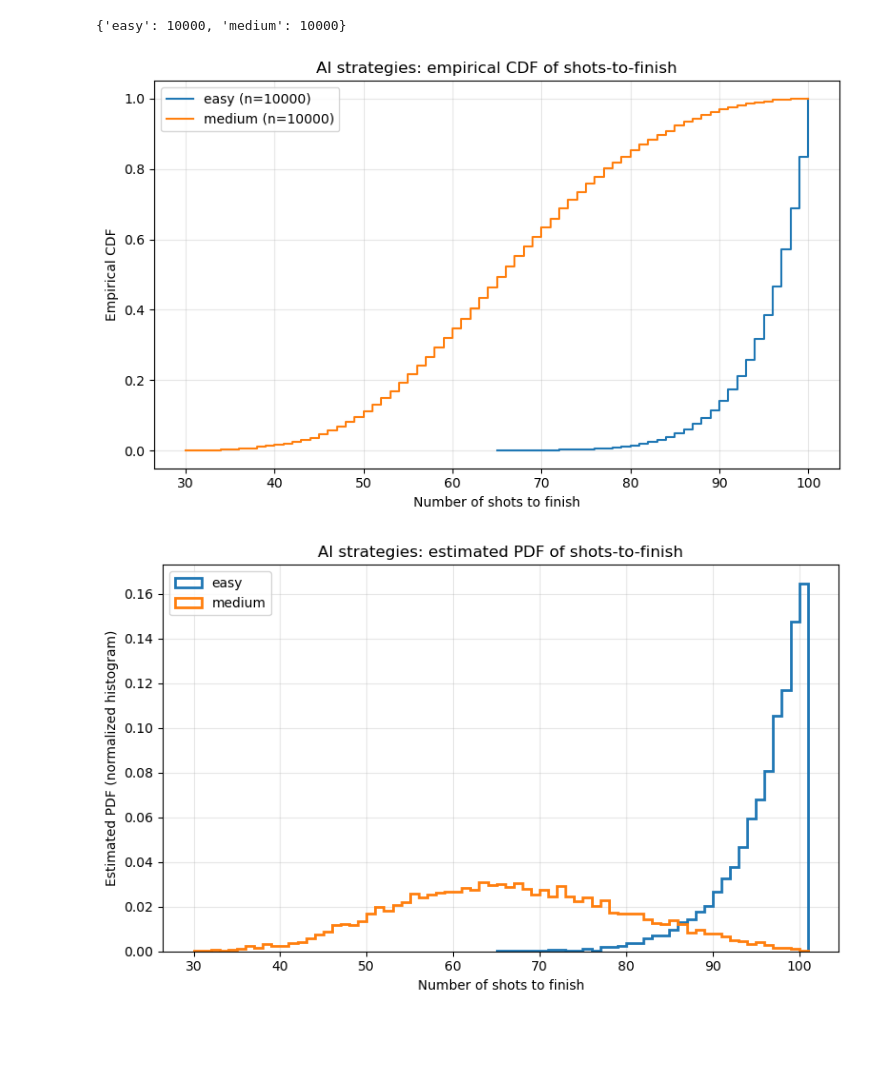
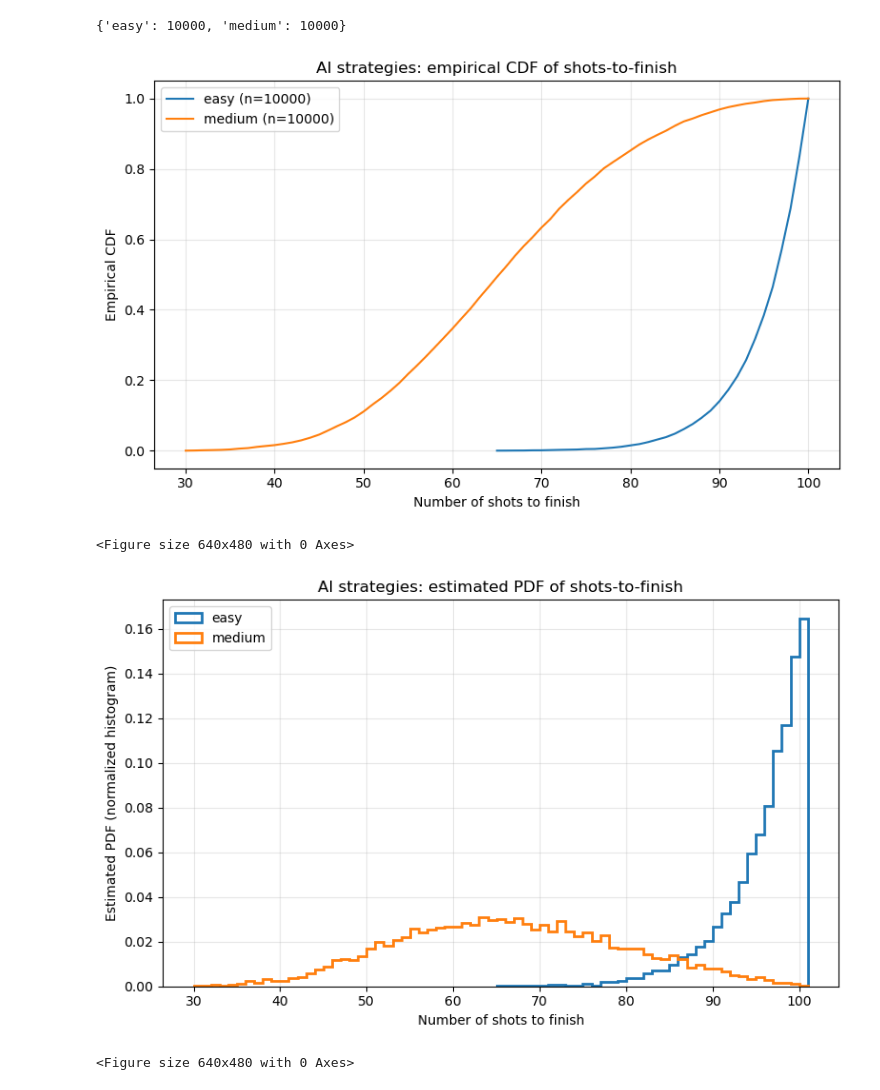
Before and after one commit to AndyOzer/Ocaml-BattleShip, a Jupyter notebook: results/ai_analysis.ipynb, the cells around one changed output. Saved outputs shown, nothing was run; the diff lists cells and outputs as text; code cells hidden in the pictures; blank space fills up the shorter version.

```diff
--- a/results/ai_analysis.ipynb
+++ b/results/ai_analysis.ipynb
@@ -35,35 +35,37 @@ for p in files:
 summary_rows = []
 plt.figure(figsize=(8, 5))
 for name, arr in data.items():
     if arr.size == 0:
         continue
     sorted_arr = np.sort(arr)
     # empirical CDF: for each unique x, proportion <= x
     xs = np.unique(sorted_arr)
     ys = np.searchsorted(sorted_arr, xs, side='right') / float(sorted_arr.size)
-    plt.step(xs, ys, where='post', label=f'{name} (n={sorted_arr.size})')
+    plt.plot(xs, ys, label=f'{name} (n={sorted_arr.size})')
 
     # summary statistics
     summary_rows.append({
         'strategy': name,
         'n': sorted_arr.size,
         'min': int(sorted_arr.min()),
         'max': int(sorted_arr.max()),
         'mean': float(sorted_arr.mean()),
         'median': float(np.median(sorted_arr)),
         'p25': float(np.percentile(sorted_arr, 25)),
         'p75': float(np.percentile(sorted_arr, 75)),
     })
 
 plt.xlabel('Number of shots to finish')
 plt.ylabel('Empirical CDF')
 plt.title('AI strategies: empirical CDF of shots-to-finish')
 plt.grid(alpha=0.3)
 plt.legend()
 plt.tight_layout()
 plt.show()
+plt.savefig('ai_strategies_ecdf.png', dpi=300)
 # %% [output]
-[figure, old version]
+[figure, new version]
+<Figure size 640x480 with 0 Axes>
 # %%
 # plot PDFs (normalized histograms). We use discrete bins for integer shot counts
 plt.figure(figsize=(8, 5))
@@ -82,5 +84,7 @@ plt.grid(alpha=0.3)
 plt.legend()
 plt.tight_layout()
 plt.show()
+plt.savefig('ai_strategies_pdf.png', dpi=300)
 # %% [output]
 [figure]
+<Figure size 640x480 with 0 Axes>
```
Also changed, not shown: 4 other files.
